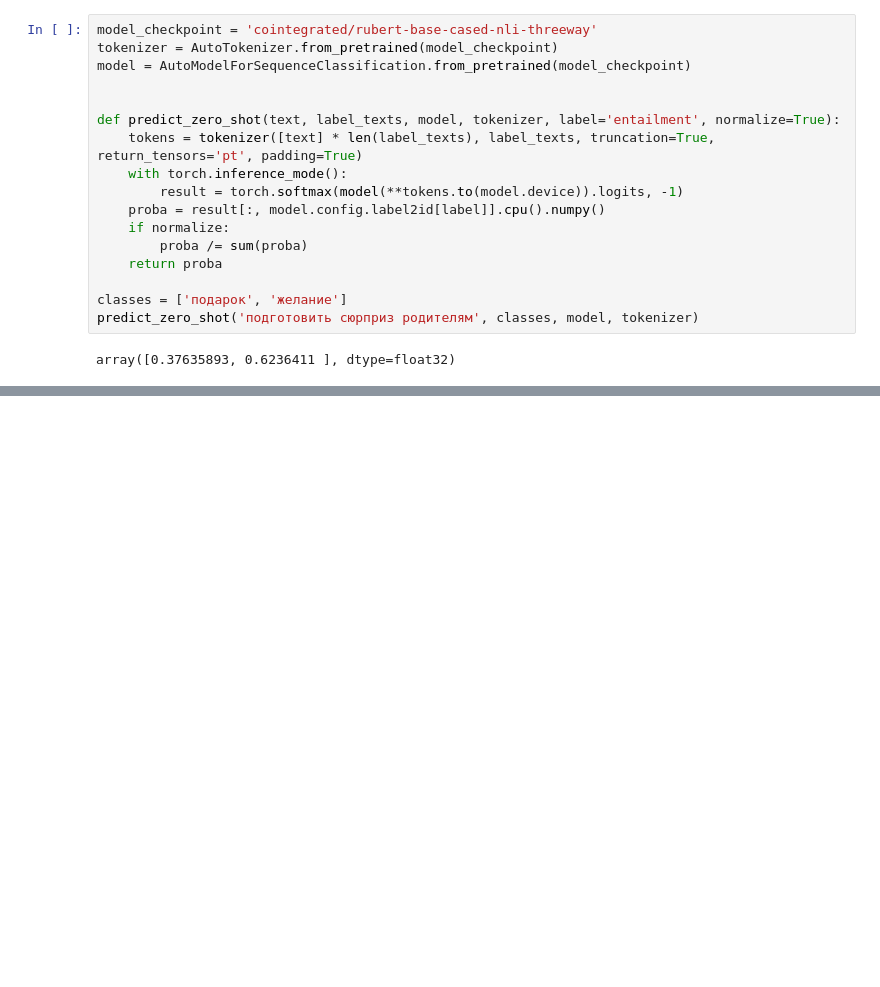
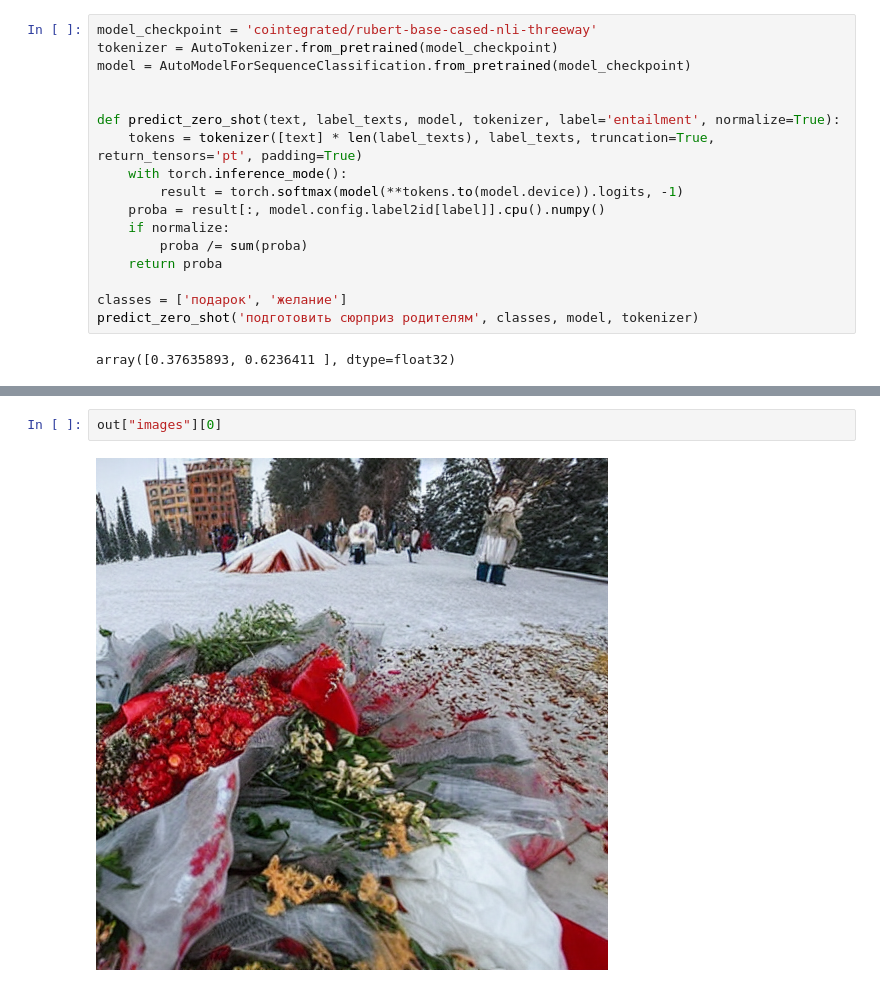
Before and after one commit to akon1te/AI-telegram-bot, a Jupyter notebook: test.ipynb, the cells around one changed output, grey strips where cells are left out. Cells and saved outputs as stored; diff of their text form; blank space fills up the shorter version.

```diff
--- a/test.ipynb
+++ b/test.ipynb
@@ -120,0 +114,4 @@ image = refiner(
+# %%
+out["images"][0]
+# %% [output]
+[figure, added]
```
Also changed, not shown: parts of 11 cells of this notebook, 4 other files.
